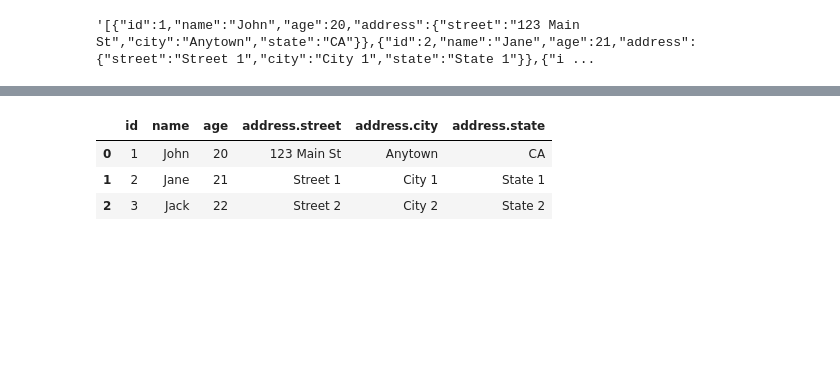
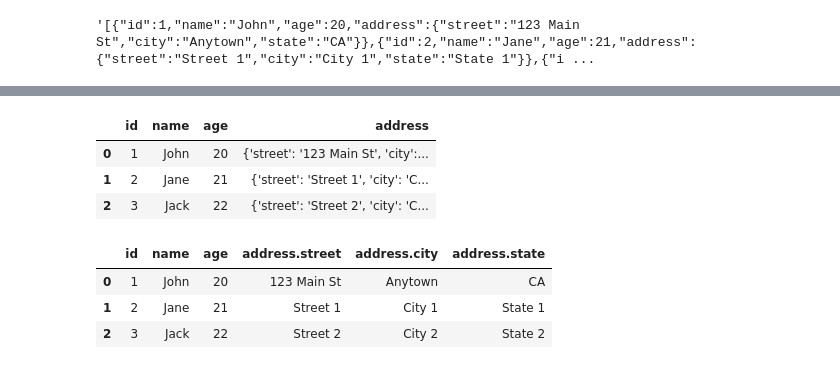
Before and after one commit to anthonypernia/EjerciciosDeTutoriasRealizadas, a Jupyter notebook: tutorias_data_science/data_dquisition/data_adquisition_2.ipynb, the cells around one changed output, grey strips where cells are left out. Drawn from its saved outputs; the diff is of its cells as text; code cells hidden in the pictures; blank space fills up the shorter version.

```diff
--- a/tutorias_data_science/data_dquisition/data_adquisition_2.ipynb
+++ b/tutorias_data_science/data_dquisition/data_adquisition_2.ipynb
@@ -204,3 +203,5 @@ response.text
 '[{"id":1,"name":"John","age":20},{"id":2,"name":"Jane","age":21},{"id":3,"name":"Jack","age":22}]'
 # %%
 jsondata = json.loads(response.text)
+# %%
+json.loads(response.text)
@@ -223,3 +249,11 @@ jsondata = json.loads(response.text)
+# %%
+df2 = pd.DataFrame(jsondata)
+df2
+# %% [output]
+|  | id | name | age | address |
+| 0 | 1 | John | 20 | {'street': '123 Main St', 'city':... |
+| 1 | 2 | Jane | 21 | {'street': 'Street 1', 'city': 'C... |
+| 2 | 3 | Jack | 22 | {'street': 'Street 2', 'city': 'C... |
 # %%
 df2 = pd.json_normalize(jsondata)
 df2
```
Also changed, not shown: parts of 9 cells of this notebook, 2 other files.
